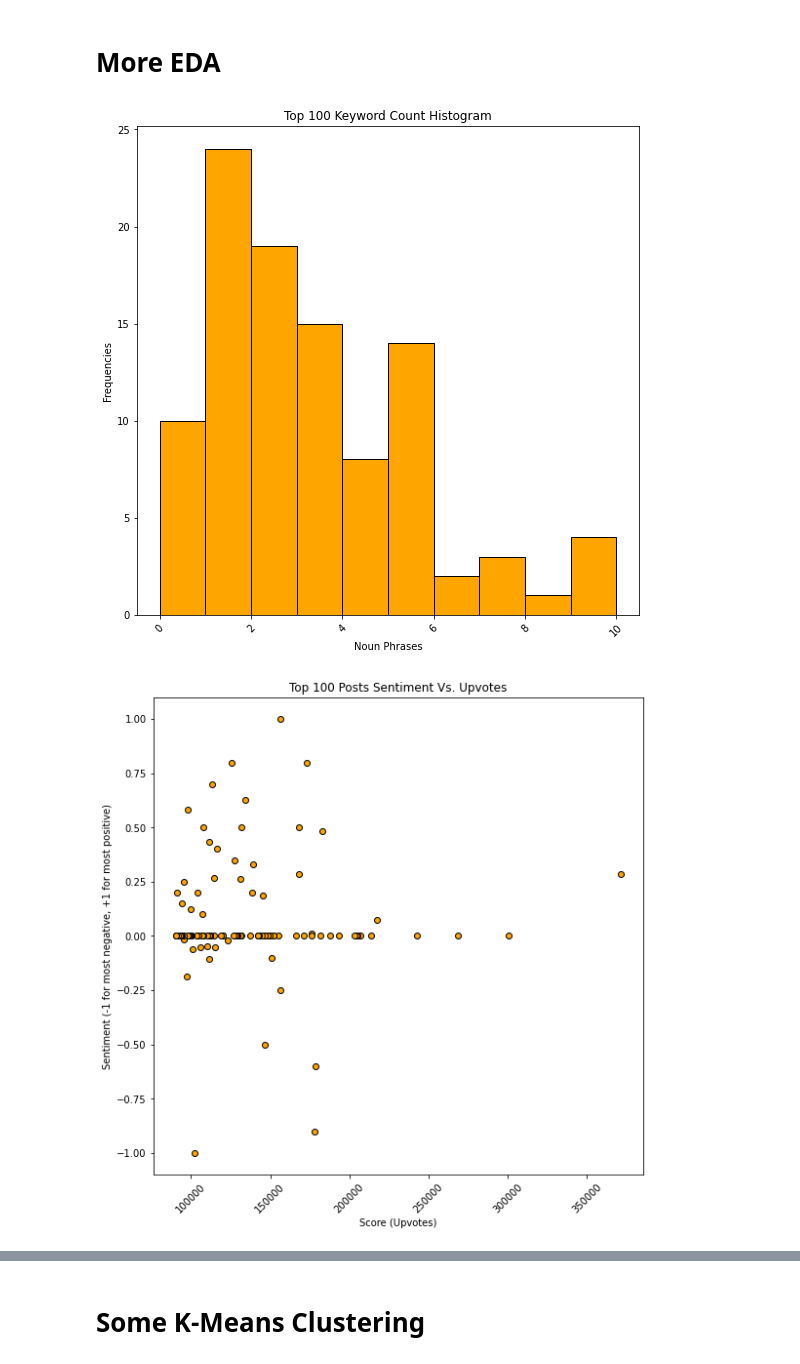
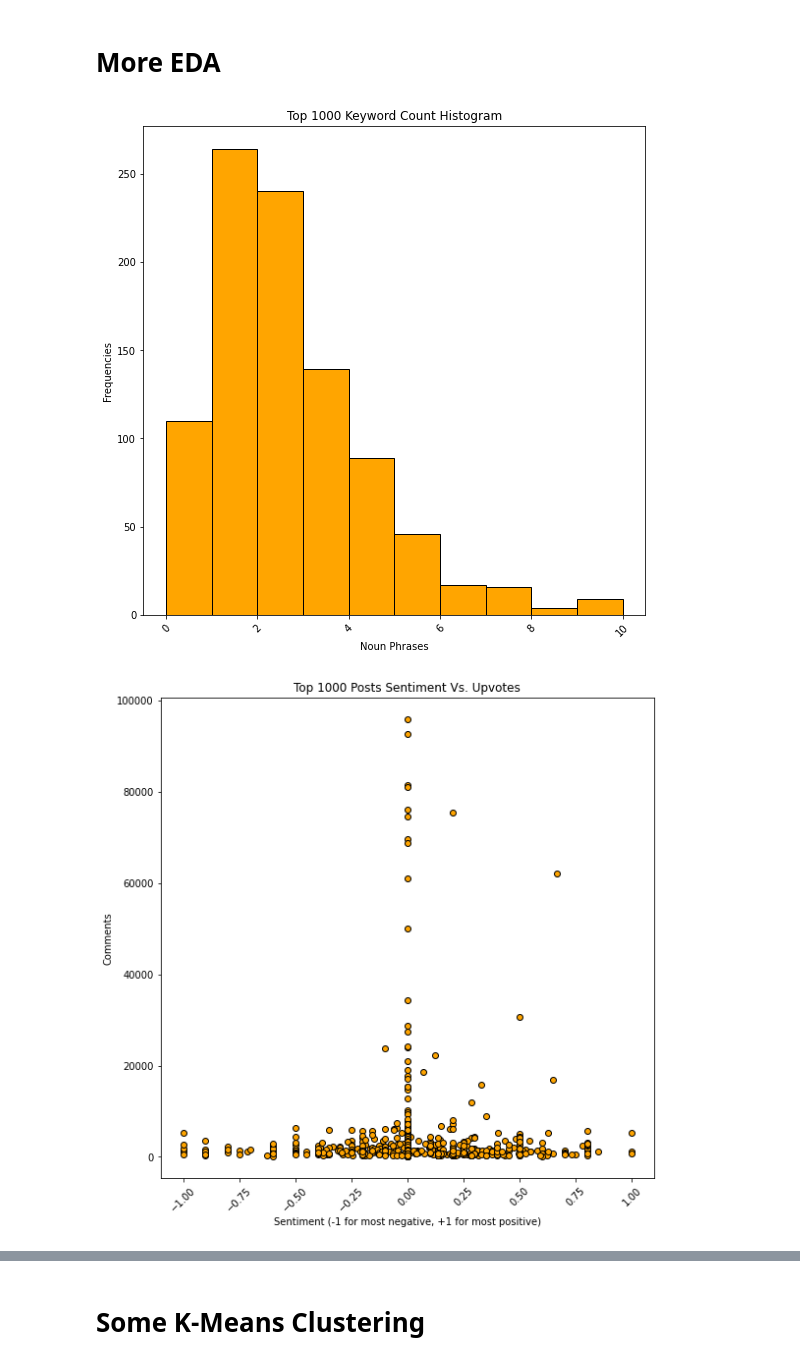
Before and after one commit to malcolmrite-dsi/WSB_Stock_Screener, a Jupyter notebook: Reddit_Stock_Scanner.ipynb, the cells around one changed output, grey strips where cells are left out. Drawn from its saved outputs; the diff is of its cells as text; code cells hidden in the pictures.

```diff
--- a/Reddit_Stock_Scanner.ipynb
+++ b/Reddit_Stock_Scanner.ipynb
@@ -112,9 +112,9 @@ def extract_top_data(self,type, posts):
 # %% [markdown]
 ## Officially Getting the Data
 # %%
-posts = 100
+posts = 1000
 # %%
-reddit = authorise_extractor("852856")
+reddit = authorise_extractor("469122")
 
 train_data = extract_top_data(reddit, "top" ,posts)
 
@@ -378,17 +392,17 @@ plt.ylabel("Frequencies")
 plt.hist(train_data.keyword_count, color = "orange", ls = "-", linewidth=1, edgecolor="k")
 plt.show()
 # %% [output]
-[figure, old version]
+[figure, new version]
 # %%
 plt.figure(figsize=(9,9))
 plt.title(f"Top {posts} Posts Sentiment Vs. Upvotes")
-plt.xlabel("Score (Upvotes)")
+plt.xlabel("Sentiment (-1 for most negative, +1 for most positive)")
 plt.xticks(rotation = 45)
-plt.ylabel("Sentiment (-1 for most negative, +1 for most positive)")
-plt.scatter(train_data.score, train_data.sentiment,linewidths=1,marker = 'o',edgecolors="k", c='orange')
+plt.ylabel("Comments")
+plt.scatter(train_data.sentiment, train_data.comms_num,linewidths=1,marker = 'o',edgecolors="k", c='orange')
 plt.show()
 # %% [output]
-[figure, old version]
+[figure, new version]
 # %%
 plt.figure(figsize=(9,9))
 plt.scatter(train_data.timestamp, train_data.subjectivity)
```
Also changed, not shown: parts of 27 cells of this notebook.
